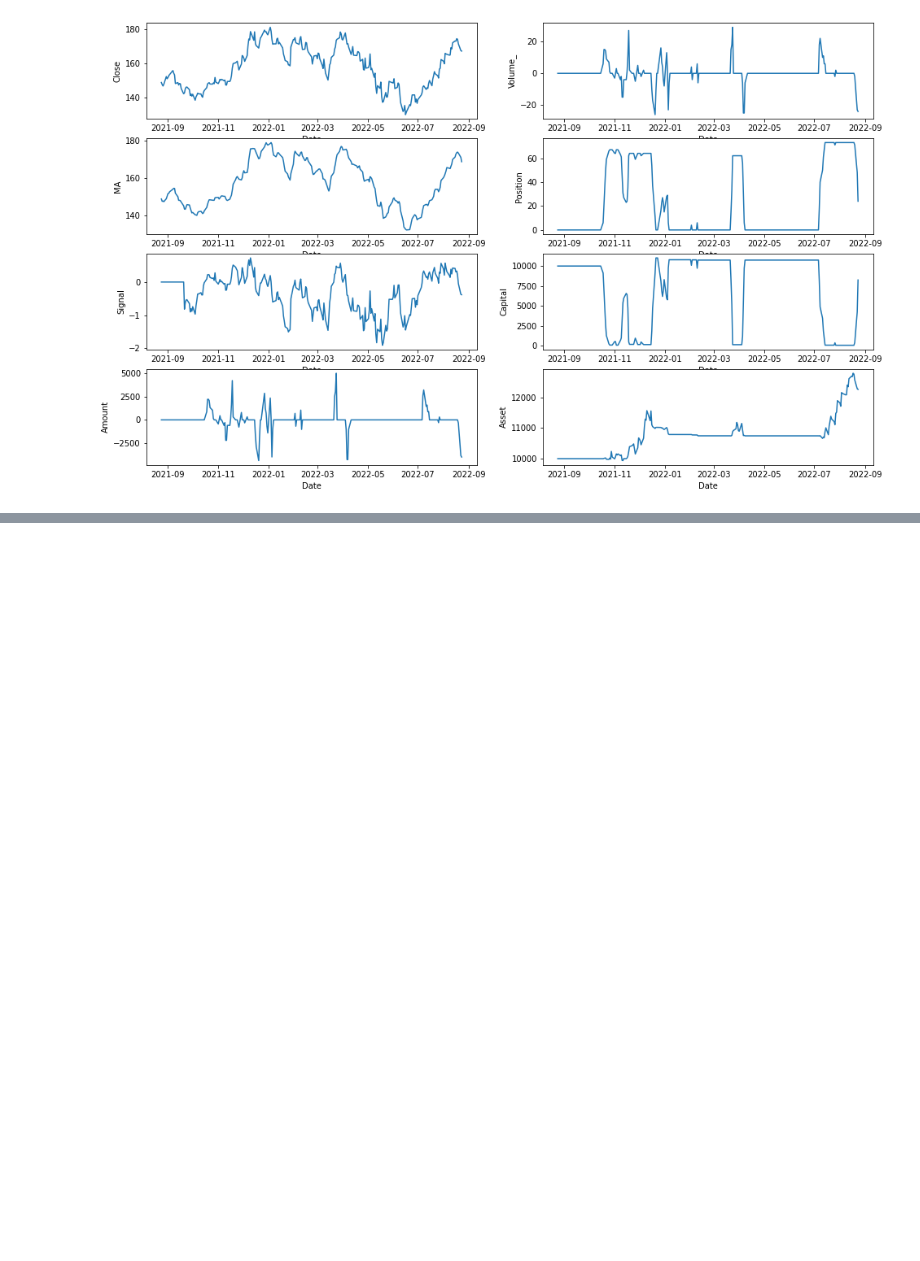
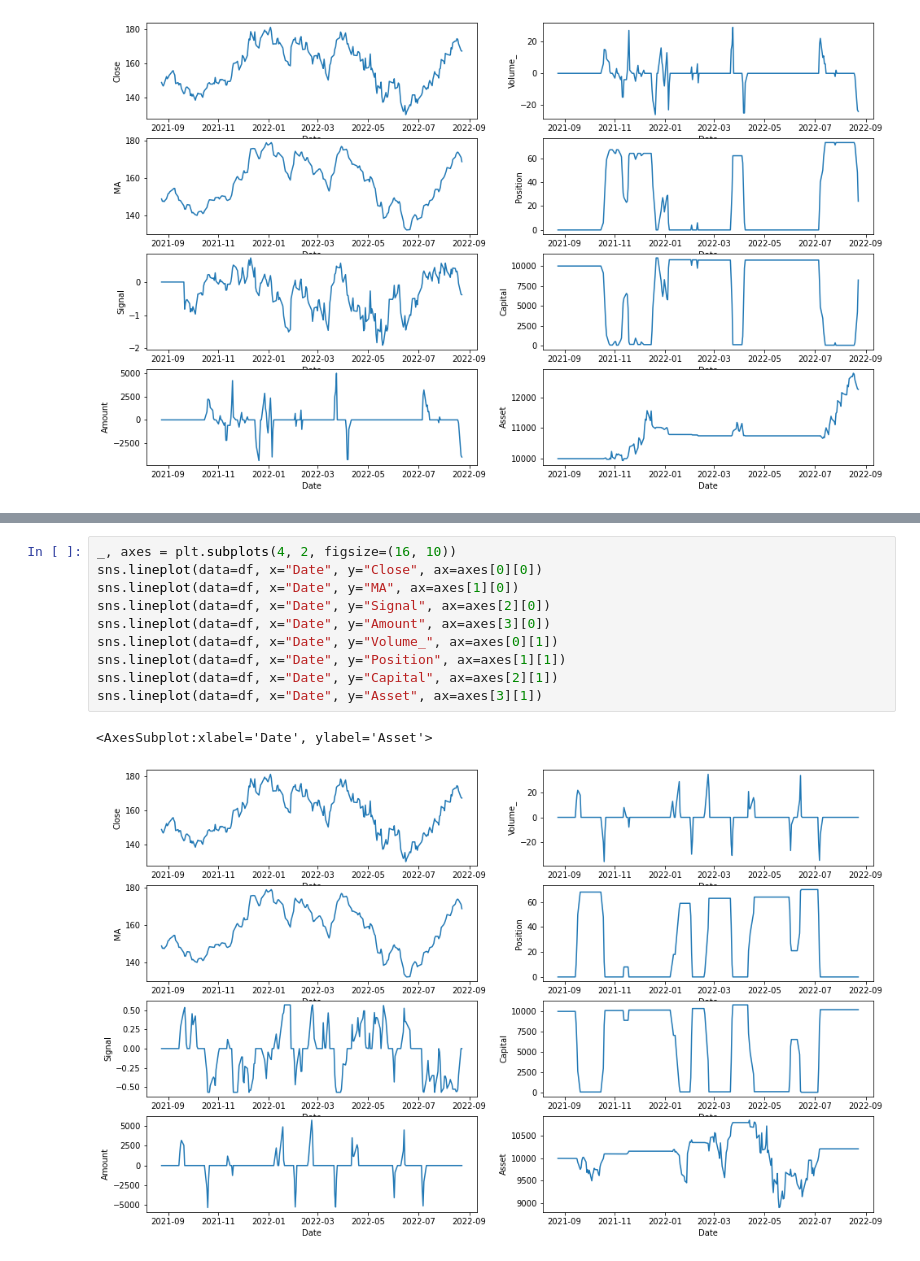
Before and after one commit to panda5176/quantata, a Jupyter notebook: examples/examples.ipynb, the cells around one changed output, grey strips where cells are left out. Saved outputs shown, nothing was run; the diff lists cells and outputs as text; blank space fills up the shorter version.

```diff
--- a/examples/examples.ipynb
+++ b/examples/examples.ipynb
@@ -179,0 +214,13 @@ sns.lineplot(data=df, x="Date", y="Asset", ax=axes[3][1])
+# %%
+_, axes = plt.subplots(4, 2, figsize=(16, 10))
+sns.lineplot(data=df, x="Date", y="Close", ax=axes[0][0])
+sns.lineplot(data=df, x="Date", y="MA", ax=axes[1][0])
+sns.lineplot(data=df, x="Date", y="Signal", ax=axes[2][0])
+sns.lineplot(data=df, x="Date", y="Amount", ax=axes[3][0])
+sns.lineplot(data=df, x="Date", y="Volume_", ax=axes[0][1])
+sns.lineplot(data=df, x="Date", y="Position", ax=axes[1][1])
+sns.lineplot(data=df, x="Date", y="Capital", ax=axes[2][1])
+sns.lineplot(data=df, x="Date", y="Asset", ax=axes[3][1])
+# %% [output]
+<AxesSubplot:xlabel='Date', ylabel='Asset'>
+[figure, added]
```
Also changed, not shown: parts of 8 cells of this notebook, 1 other file.
